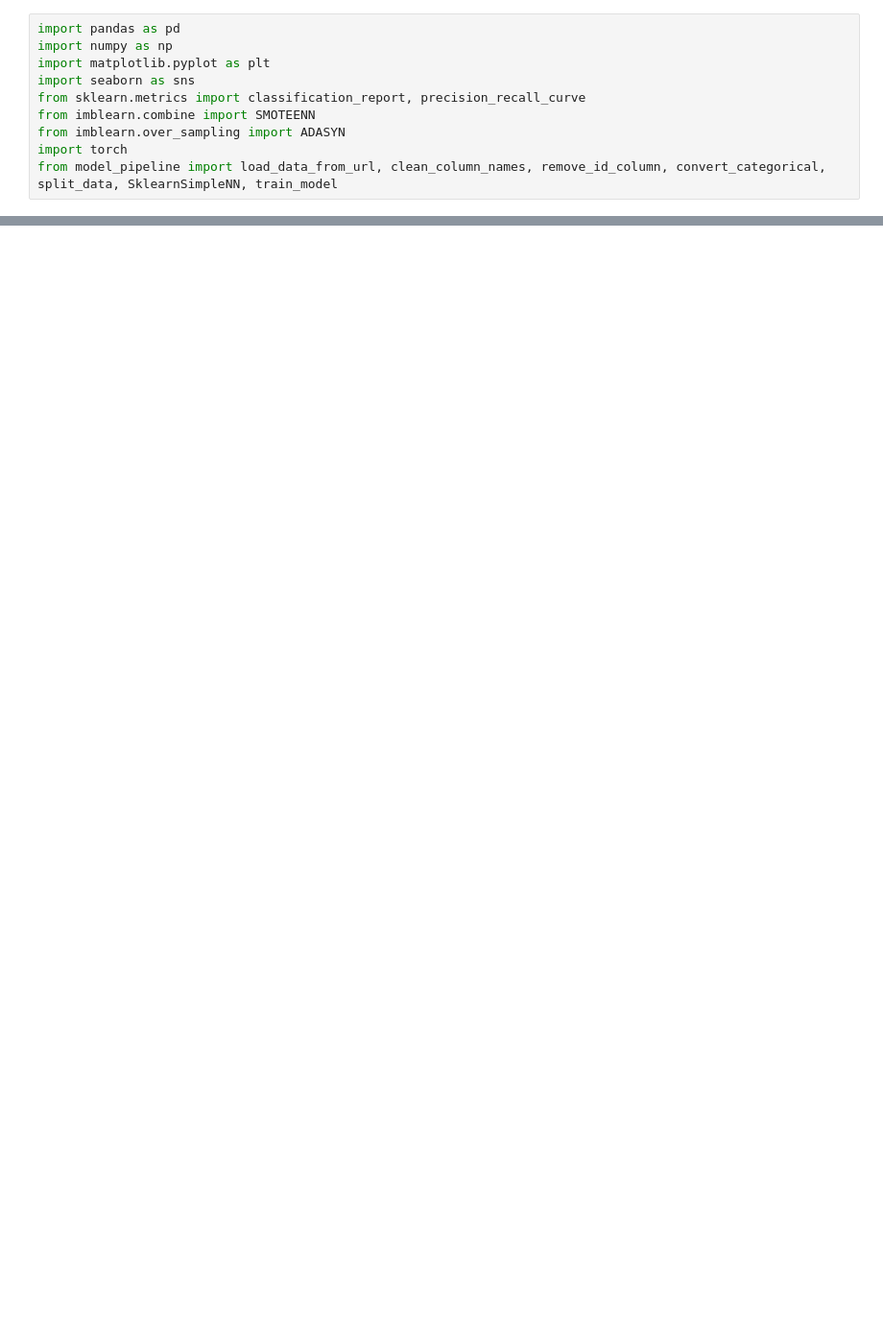
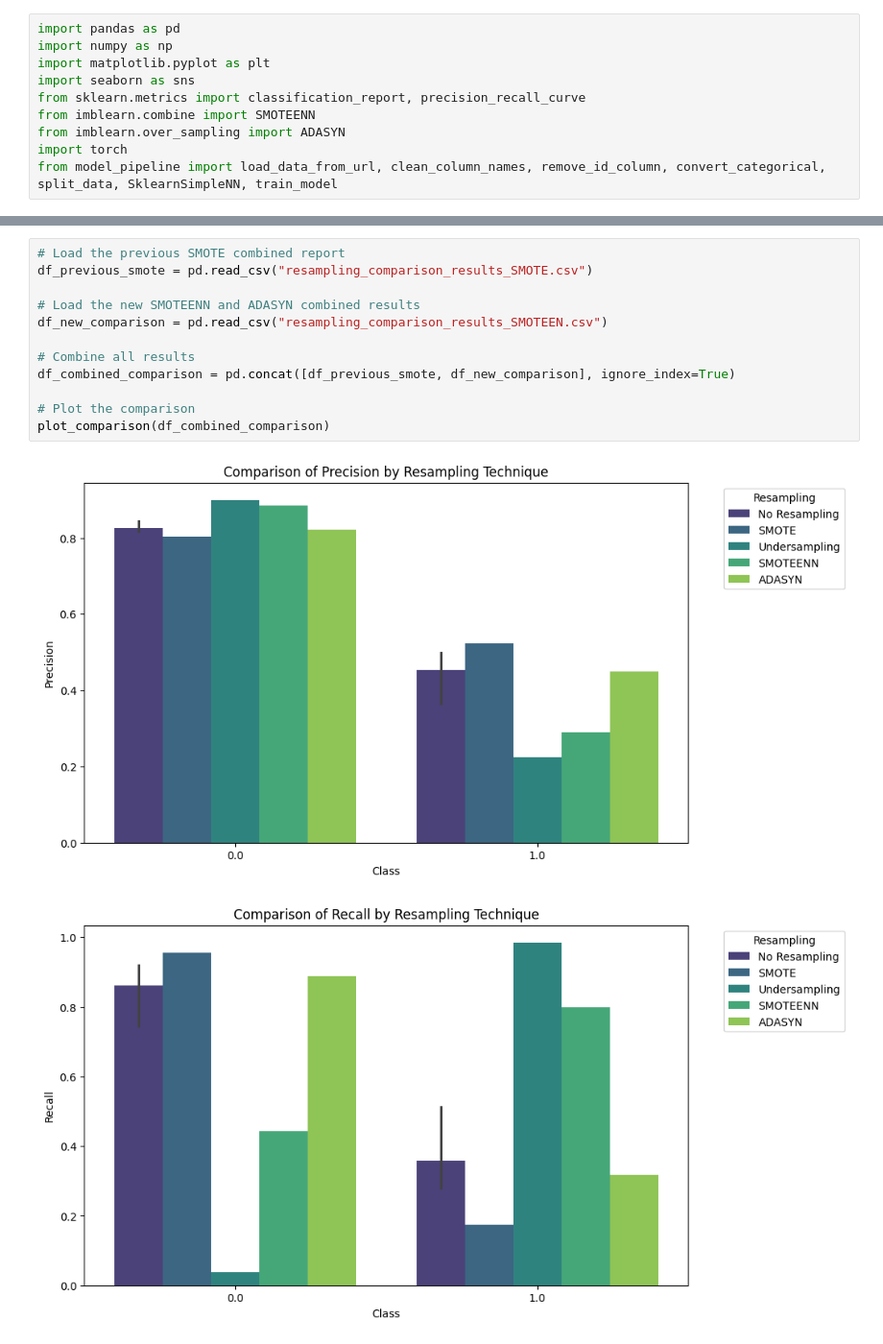
Before and after one commit to micah-shull/Machine_Learning_Pipelines, a Jupyter notebook: pipelines_07_pytorch_pipeline_04_imbalanced_data_SMOTEENN_ADASYN.ipynb, the cells around one changed output, grey strips where cells are left out. Shown at 96% size. Saved outputs shown, nothing was run; the diff lists cells and outputs as text; blank space fills up the shorter version.

```diff
--- a/pipelines_07_pytorch_pipeline_04_imbalanced_data_SMOTEENN_ADASYN.ipynb
+++ b/pipelines_07_pytorch_pipeline_04_imbalanced_data_SMOTEENN_ADASYN.ipynb
@@ -171,0 +304,15 @@ for metric in metrics:
+# %%
+# Load the previous SMOTE combined report
+df_previous_smote = pd.read_csv("resampling_comparison_results_SMOTE.csv")
+
+# Load the new SMOTEENN and ADASYN combined results
+df_new_comparison = pd.read_csv("resampling_comparison_results_SMOTEEN.csv")
+
+# Combine all results
+df_combined_comparison = pd.concat([df_previous_smote, df_new_comparison], ignore_index=True)
+
+# Plot the comparison
+plot_comparison(df_combined_comparison)
+# %% [output]
+[figure, added]
+[figure, added]
```
Also changed, not shown: parts of 29 cells of this notebook.
